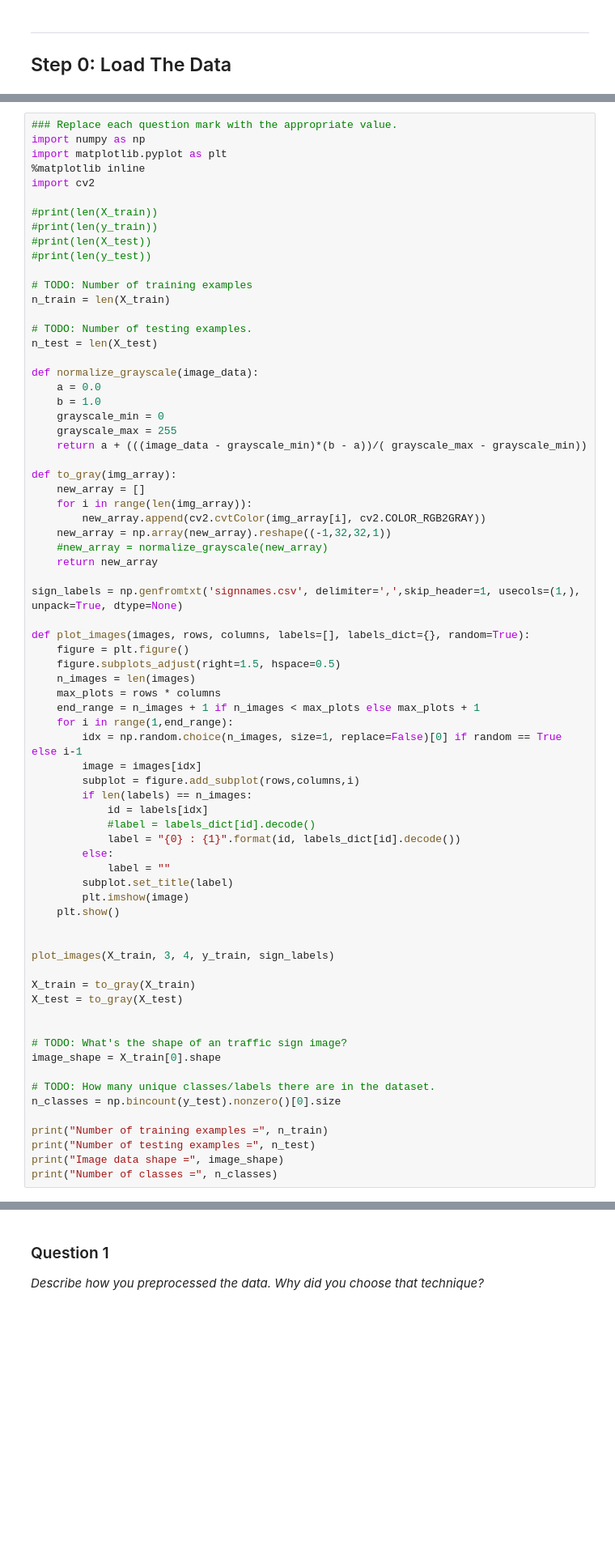
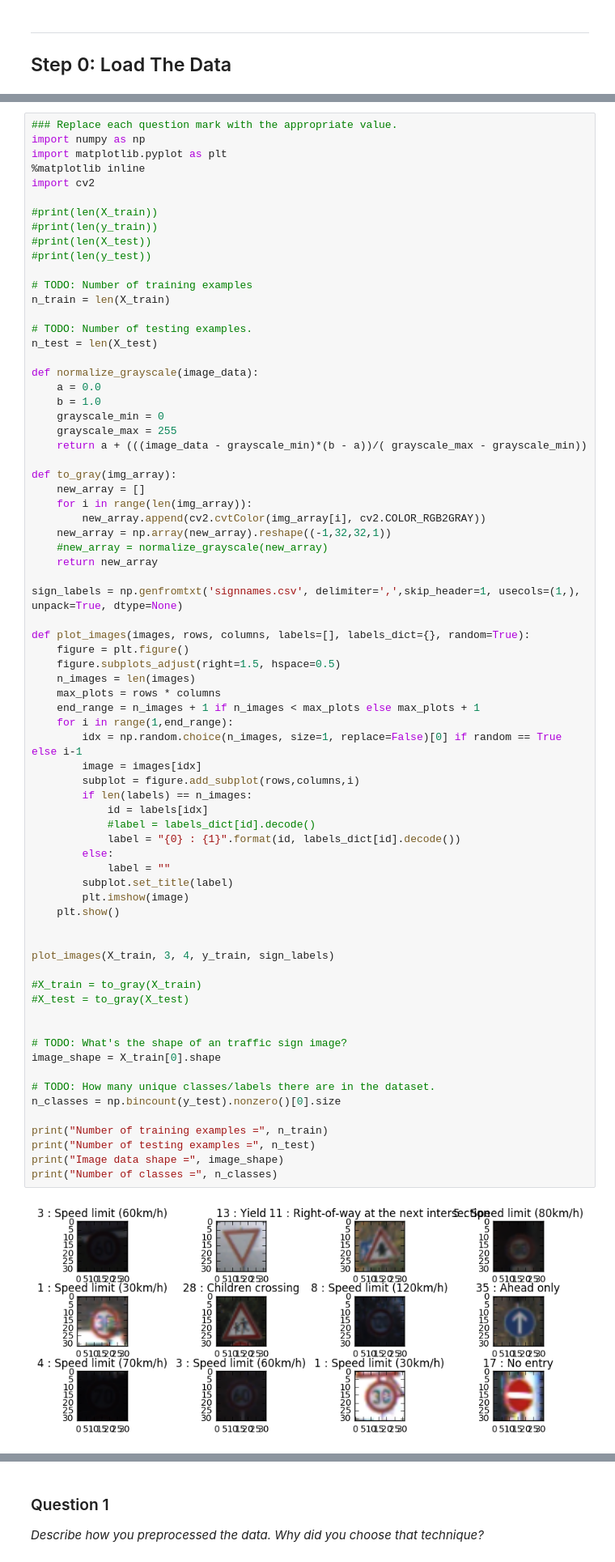
Before and after one commit to iRazvan/CarND-TSR, a Jupyter notebook: Traffic_Sign_Classifier_NoDropout_Working.ipynb, the cells around one changed output, grey strips where cells are left out. Shown at 81% size. Saved outputs shown, nothing was run; the diff lists cells and outputs as text; blank space fills up the shorter version.

```diff
--- a/Traffic_Sign_Classifier_NoDropout_Working.ipynb
+++ b/Traffic_Sign_Classifier_NoDropout_Working.ipynb
@@ -87,32 +87,34 @@ def plot_images(images, rows, columns, labels=[], labels_dict={}, random=True):
     end_range = n_images + 1 if n_images < max_plots else max_plots + 1
     for i in range(1,end_range):
         idx = np.random.choice(n_images, size=1, replace=False)[0] if random == True else i-1
         image = images[idx]
         subplot = figure.add_subplot(rows,columns,i)
         if len(labels) == n_images:
             id = labels[idx]
             #label = labels_dict[id].decode()
             label = "{0} : {1}".format(id, labels_dict[id].decode())
         else:
             label = ""
         subplot.set_title(label)
         plt.imshow(image)
     plt.show()
 
 
 plot_images(X_train, 3, 4, y_train, sign_labels)
 
-X_train = to_gray(X_train)
-X_test = to_gray(X_test)
+#X_train = to_gray(X_train)
+#X_test = to_gray(X_test)
 
 
 # TODO: What's the shape of an traffic sign image?
 image_shape = X_train[0].shape
 
 # TODO: How many unique classes/labels there are in the dataset.
 n_classes = np.bincount(y_test).nonzero()[0].size
 
 print("Number of training examples =", n_train)
 print("Number of testing examples =", n_test)
 print("Image data shape =", image_shape)
 print("Number of classes =", n_classes)
+# %% [output]
+[figure, added]
```
Also changed, not shown: parts of 6 cells of this notebook, 26 other files.
